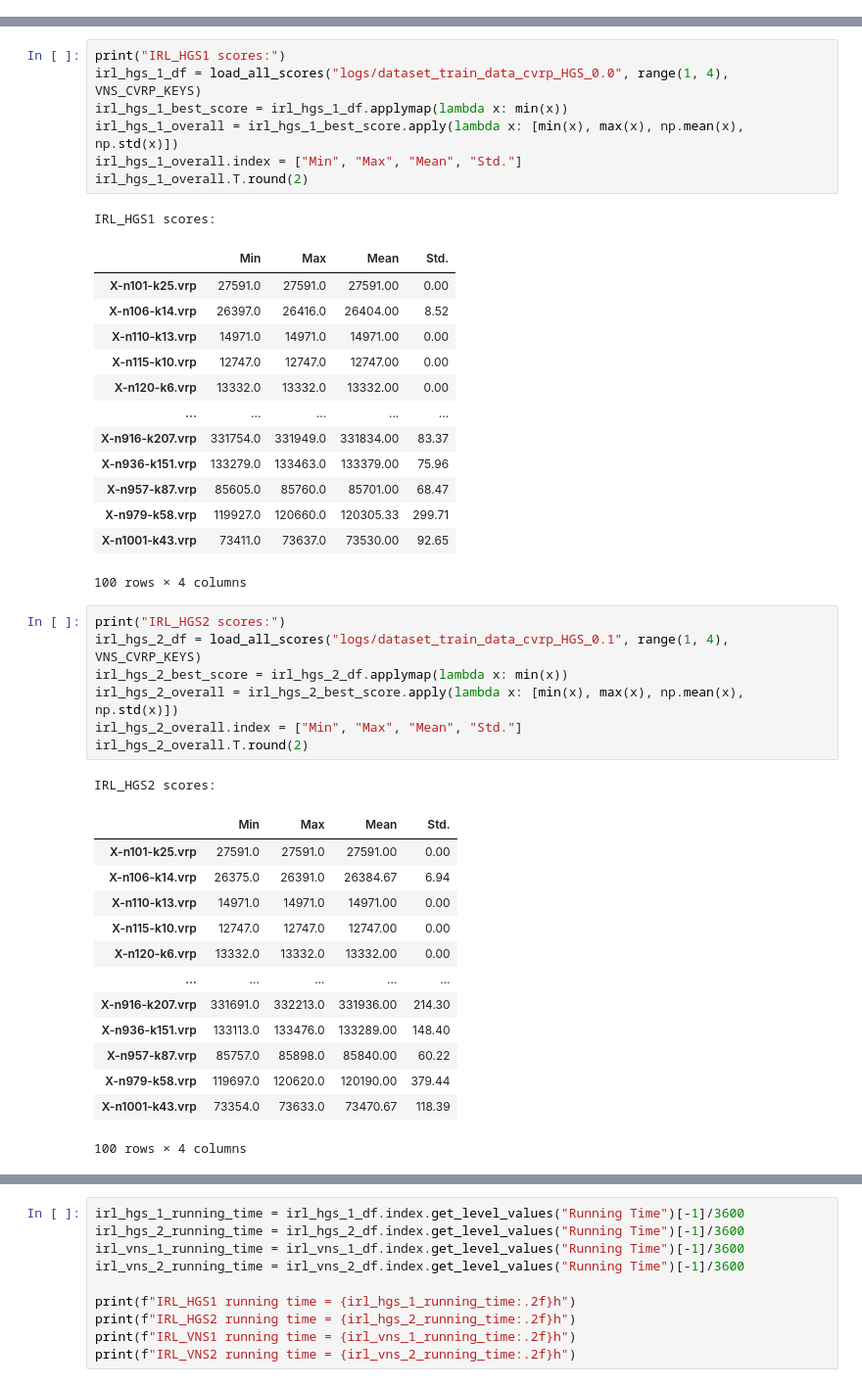
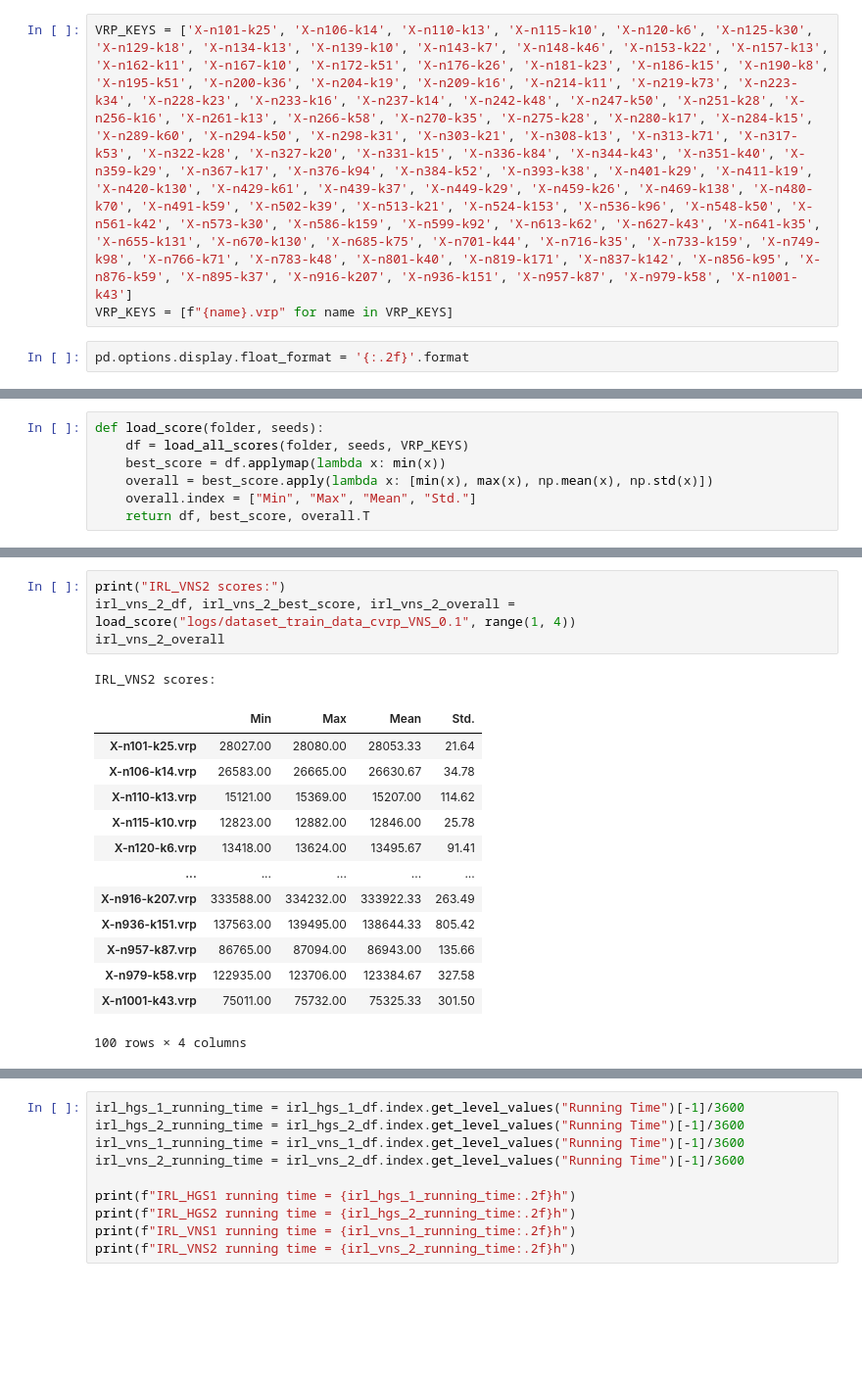
Before and after one commit to vietbtx/VRPpp, a Jupyter notebook: experiments_CVRP.ipynb, the cells around one changed output, grey strips where cells are left out. Shown at 98% size. Drawn from its saved outputs; the diff is of its cells as text; blank space fills up the shorter version.

```diff
--- a/experiments_CVRP.ipynb
+++ b/experiments_CVRP.ipynb
@@ -6,0 +10,5 @@ from vns_baselines import VNS_CVRP_KEYS
+# %%
+VRP_KEYS = ['X-n101-k25', 'X-n106-k14', 'X-n110-k13', 'X-n115-k10', 'X-n120-k6', 'X-n125-k30', 'X-n129-k18', 'X-n134-k13', 'X-n139-k10', 'X-n143-k7', 'X-n148-k46', 'X-n153-k22', 'X-n157-k13', 'X-n162-k11', 'X-n167-k10', 'X-n172-k51', 'X-n176-k26', 'X-n181-k23', 'X-n186-k15', 'X-n190-k8', 'X-n195-k51', 'X-n200-k36', 'X-n204-k19', 'X-n209-k16', 'X-n214-k11', 'X-n219-k73', 'X-n223-k34', 'X-n228-k23', 'X-n233-k16', 'X-n237-k14', 'X-n242-k48', 'X-n247-k50', 'X-n251-k28', 'X-n256-k16', 'X-n261-k13', 'X-n266-k58', 'X-n270-k35', 'X-n275-k28', 'X-n280-k17', 'X-n284-k15', 'X-n289-k60', 'X-n294-k50', 'X-n298-k31', 'X-n303-k21', 'X-n308-k13', 'X-n313-k71', 'X-n317-k53', 'X-n322-k28', 'X-n327-k20', 'X-n331-k15', 'X-n336-k84', 'X-n344-k43', 'X-n351-k40', 'X-n359-k29', 'X-n367-k17', 'X-n376-k94', 'X-n384-k52', 'X-n393-k38', 'X-n401-k29', 'X-n411-k19', 'X-n420-k130', 'X-n429-k61', 'X-n439-k37', 'X-n449-k29', 'X-n459-k26', 'X-n469-k138', 'X-n480-k70', 'X-n491-k59', 'X-n502-k39', 'X-n513-k21', 'X-n524-k153', 'X-n536-k96', 'X-n548-k50', 'X-n561-k42', 'X-n573-k30', 'X-n586-k159', 'X-n599-k92', 'X-n613-k62', 'X-n627-k43', 'X-n641-k35', 'X-n655-k131', 'X-n670-k130', 'X-n685-k75', 'X-n701-k44', 'X-n716-k35', 'X-n733-k159', 'X-n749-k98', 'X-n766-k71', 'X-n783-k48', 'X-n801-k40', 'X-n819-k171', 'X-n837-k142', 'X-n856-k95', 'X-n876-k59', 'X-n895-k37', 'X-n916-k207', 'X-n936-k151', 'X-n957-k87', 'X-n979-k58', 'X-n1001-k43']
+VRP_KEYS = [f"{name}.vrp" for name in VRP_KEYS]
+# %%
+pd.options.display.float_format = '{:.2f}'.format
@@ -6,0 +40,7 @@ from vns_baselines import VNS_CVRP_KEYS
+# %%
+def load_score(folder, seeds):
+    df = load_all_scores(folder, seeds, VRP_KEYS)
+    best_score = df.applymap(lambda x: min(x))
+    overall = best_score.apply(lambda x: [min(x), max(x), np.mean(x), np.std(x)])
+    overall.index = ["Min", "Max", "Mean", "Std."]
+    return df, best_score, overall.T
@@ -7,44 +104,19 @@ from vns_baselines import VNS_CVRP_KEYS
 # %%
-print("IRL_HGS1 scores:")
-irl_hgs_1_df = load_all_scores("logs/dataset_train_data_cvrp_HGS_0.0", range(1, 4), VNS_CVRP_KEYS)
-irl_hgs_1_best_score = irl_hgs_1_df.applymap(lambda x: min(x))
-irl_hgs_1_overall = irl_hgs_1_best_score.apply(lambda x: [min(x), max(x), np.mean(x), np.std(x)])
-irl_hgs_1_overall.index = ["Min", "Max", "Mean", "Std."]
-irl_hgs_1_overall.T.round(2)
+print("IRL_VNS2 scores:")
+irl_vns_2_df, irl_vns_2_best_score, irl_vns_2_overall = load_score("logs/dataset_train_data_cvrp_VNS_0.1", range(1, 4))
+irl_vns_2_overall
 # %% [output]
-IRL_HGS1 scores:
+IRL_VNS2 scores:
 |  | Min | Max | Mean | Std. |
-| X-n101-k25.vrp | 27591.0 | 27591.0 | 27591.00 | 0.00 |
-| X-n106-k14.vrp | 26397.0 | 26416.0 | 26404.00 | 8.52 |
-| X-n110-k13.vrp | 14971.0 | 14971.0 | 14971.00 | 0.00 |
-| X-n115-k10.vrp | 12747.0 | 12747.0 | 12747.00 | 0.00 |
-| X-n120-k6.vrp | 13332.0 | 13332.0 | 13332.00 | 0.00 |
+| X-n101-k25.vrp | 28027.00 | 28080.00 | 28053.33 | 21.64 |
+| X-n106-k14.vrp | 26583.00 | 26665.00 | 26630.67 | 34.78 |
+| X-n110-k13.vrp | 15121.00 | 15369.00 | 15207.00 | 114.62 |
+| X-n115-k10.vrp | 12823.00 | 12882.00 | 12846.00 | 25.78 |
+| X-n120-k6.vrp | 13418.00 | 13624.00 | 13495.67 | 91.41 |
 | ... | ... | ... | ... | ... |
-| X-n916-k207.vrp | 331754.0 | 331949.0 | 331834.00 | 83.37 |
-| X-n936-k151.vrp | 133279.0 | 133463.0 | 133379.00 | 75.96 |
-| X-n957-k87.vrp | 85605.0 | 85760.0 | 85701.00 | 68.47 |
-| X-n979-k58.vrp | 119927.0 | 120660.0 | 120305.33 | 299.71 |
-| X-n1001-k43.vrp | 73411.0 | 73637.0 | 73530.00 | 92.65 |
+| X-n916-k207.vrp | 333588.00 | 334232.00 | 333922.33 | 263.49 |
+| X-n936-k151.vrp | 137563.00 | 139495.00 | 138644.33 | 805.42 |
+| X-n957-k87.vrp | 86765.00 | 87094.00 | 86943.00 | 135.66 |
+| X-n979-k58.vrp | 122935.00 | 123706.00 | 123384.67 | 327.58 |
+| X-n1001-k43.vrp | 75011.00 | 75732.00 | 75325.33 | 301.50 |
 100 rows × 4 columns
-# %%
-print("IRL_HGS2 scores:")
-irl_hgs_2_df = load_all_scores("logs/dataset_train_data_cvrp_HGS_0.1", range(1, 4), VNS_CVRP_KEYS)
-irl_hgs_2_best_score = irl_hgs_2_df.applymap(lambda x: min(x))
-irl_hgs_2_overall = irl_hgs_2_best_score.apply(lambda x: [min(x), max(x), np.mean(x), np.std(x)])
-irl_hgs_2_overall.index = ["Min", "Max", "Mean", "Std."]
-irl_hgs_2_overall.T.round(2)
-# %% [output]
-IRL_HGS2 scores:
-|  | Min | Max | Mean | Std. |
-| X-n101-k25.vrp | 27591.0 | 27591.0 | 27591.00 | 0.00 |
-| X-n106-k14.vrp | 26375.0 | 26391.0 | 26384.67 | 6.94 |
-| X-n110-k13.vrp | 14971.0 | 14971.0 | 14971.00 | 0.00 |
-| X-n115-k10.vrp | 12747.0 | 12747.0 | 12747.00 | 0.00 |
-| X-n120-k6.vrp | 13332.0 | 13332.0 | 13332.00 | 0.00 |
-| ... | ... | ... | ... | ... |
-| X-n916-k207.vrp | 331691.0 | 332213.0 | 331936.00 | 214.30 |
-| X-n936-k151.vrp | 133113.0 | 133476.0 | 133289.00 | 148.40 |
-| X-n957-k87.vrp | 85757.0 | 85898.0 | 85840.00 | 60.22 |
-| X-n979-k58.vrp | 119697.0 | 120620.0 | 120190.00 | 379.44 |
-| X-n1001-k43.vrp | 73354.0 | 73633.0 | 73470.67 | 118.39 |
-100 rows × 4 columns
```
Also changed, not shown: parts of 13 cells of this notebook, 5 other files.
